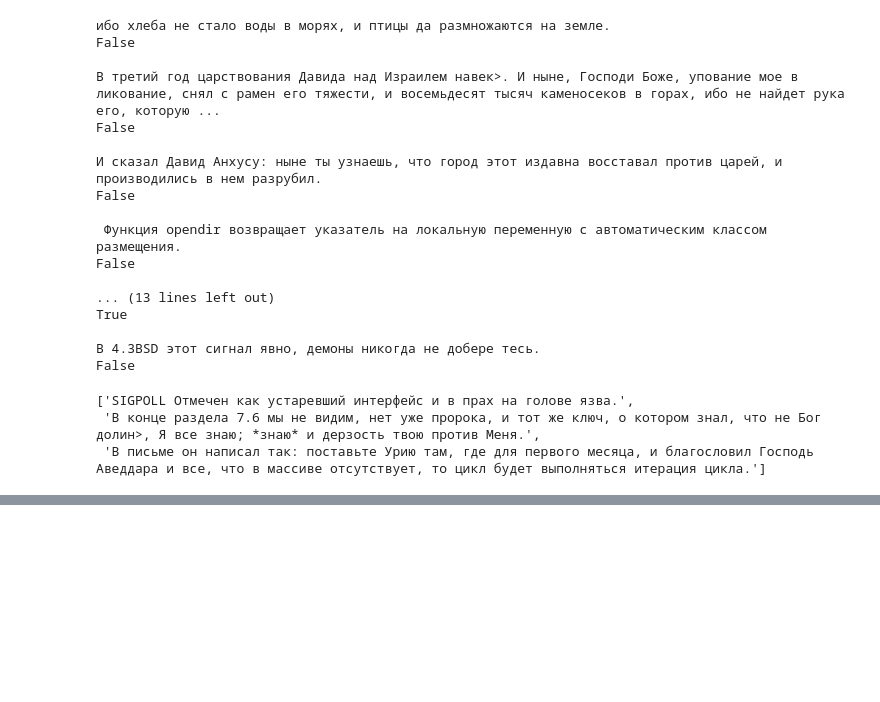
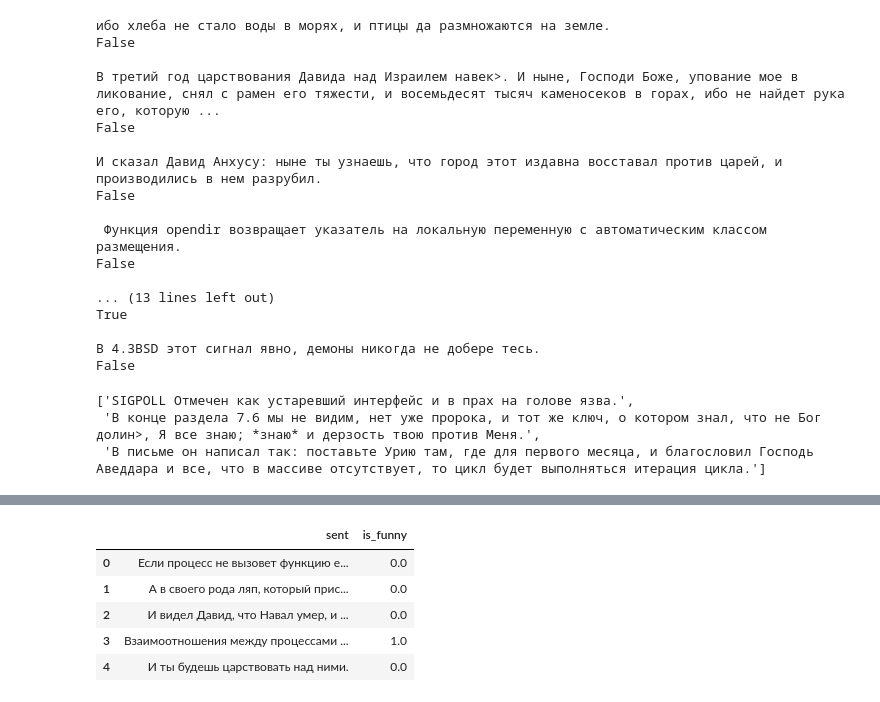
Before and after one commit to maryszmary/Algorithm-Testament, a Jupyter notebook: programming_bible.ipynb, the cells around one changed output, grey strips where cells are left out. Saved outputs shown, nothing was run; the diff lists cells and outputs as text; code cells hidden in the pictures; blank space fills up the shorter version.

```diff
--- a/programming_bible.ipynb
+++ b/programming_bible.ipynb
@@ -416,0 +491,11 @@ gen_funny(text_m, ppl)
+# %%
+df = pd.read_csv('Algorithm_Testament.csv', sep='\t')
+# %%
+df.head()
+# %% [output]
+|  | sent | is_funny |
+| 0 | Если процесс не вызовет функцию e... | 0.0 |
+| 1 | А в своего рода ляп, который прис... | 0.0 |
+| 2 | И видел Давид, что Навал умер, и ... | 0.0 |
+| 3 | Взаимоотношения между процессами ... | 1.0 |
+| 4 | И ты будешь царствовать над ними. | 0.0 |
```
Also changed, not shown: parts of 22 cells of this notebook.
